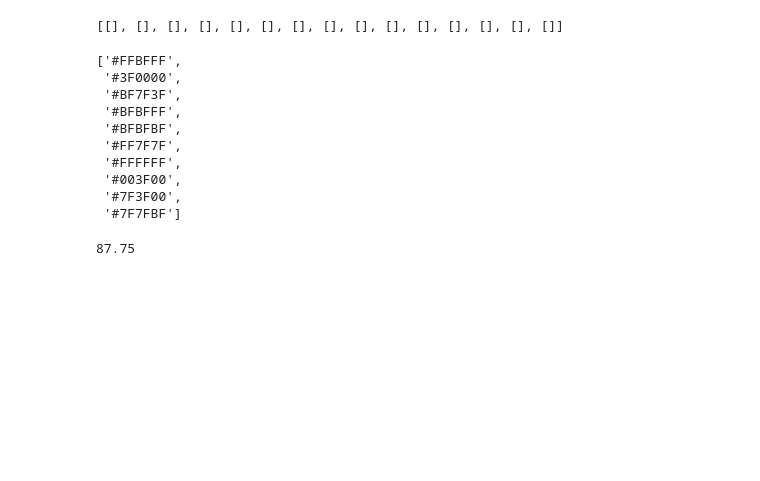
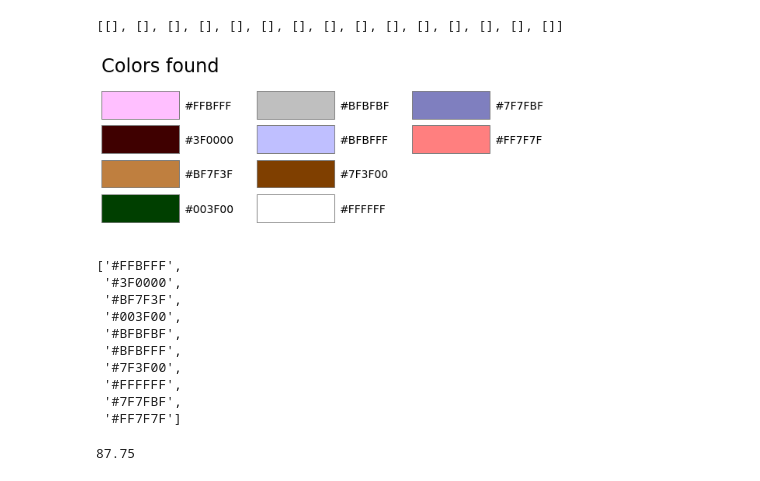
Before and after one commit to mabatalla/Academic-project-Is-this-Picasso, a Jupyter notebook: 01.- First approach.ipynb, the cells around one changed output. Drawn from its saved outputs; the diff is of its cells as text; code cells hidden in the pictures; blank space fills up the shorter version.

```diff
--- a/01.- First approach.ipynb
+++ b/01.- First approach.ipynb
@@ -144,19 +147,23 @@ dset_test = [name, target, ratio, fill_rt, chi_osc,
 dset_test
 # %% [output]
 [[], [], [], [], [], [], [], [], [], [], [], [], [], [], []]
+# %%
+colors, palette = color_quant(sample, 5, num_of_colors=10, show_chart=True)
+# %% [output]
+[figure, added]
 # %%
 colors
 # %% [output]
 ['#FFBFFF',
  '#3F0000',
  '#BF7F3F',
+ '#003F00',
+ '#BFBFBF',
  '#BFBFFF',
- '#BFBFBF',
- '#FF7F7F',
+ '#7F3F00',
  '#FFFFFF',
- '#003F00',
- '#7F3F00',
- '#7F7FBF']
+ '#7F7FBF',
+ '#FF7F7F']
 # %%
 fill_ratio(sample)
 # %% [output]
```
Also changed, not shown: parts of 5 cells of this notebook, 1 other file.
